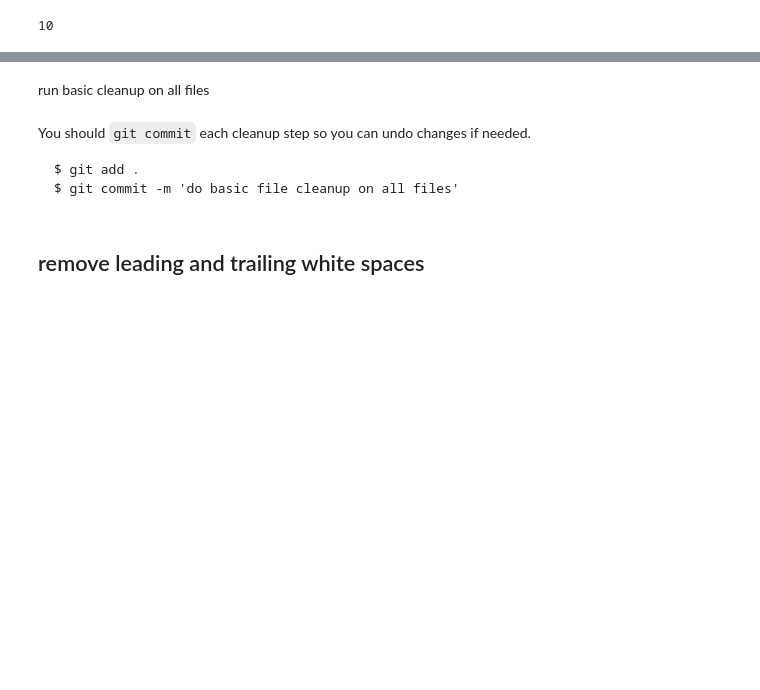
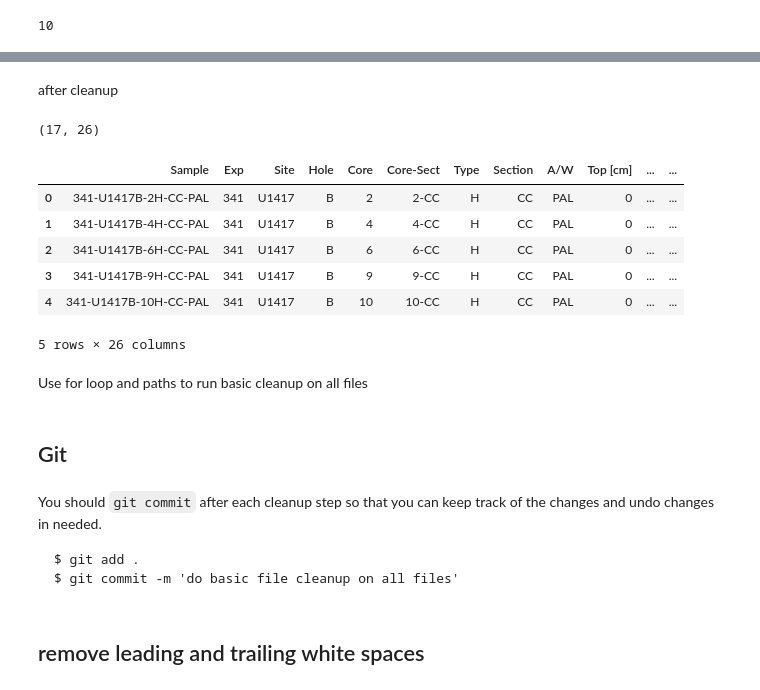
Before and after one commit to throughput-ec/ec_workshops_py, a Jupyter notebook: data_cleaning/notebooks/1_data_cleaning.ipynb, the cells around one changed output, grey strips where cells are left out. Saved outputs shown, nothing was run; the diff lists cells and outputs as text; code cells hidden in the pictures; blank space fills up the shorter version.

````diff
--- a/data_cleaning/notebooks/1_data_cleaning.ipynb
+++ b/data_cleaning/notebooks/1_data_cleaning.ipynb
@@ -86,4 +133,21 @@ Use pandas functions do some basic file cleanup.
+# %% [markdown]
+after cleanup
+# %%
+df.dropna(axis='columns', how='all', inplace=True)
+df.dropna(axis='index', how='all', inplace=True)
+df.drop_duplicates(inplace=True)
+
+print_df(df)
+# %% [output]
+(17, 26)
+|  | Sample | Exp | Site | Hole | Core | Core-Sect | Type | Section | A/W | Top [cm] | ... | ... |
+| 0 | 341-U1417B-2H-CC-PAL | 341 | U1417 | B | 2 | 2-CC | H | CC | PAL | 0 | ... | ... |
+| 1 | 341-U1417B-4H-CC-PAL | 341 | U1417 | B | 4 | 4-CC | H | CC | PAL | 0 | ... | ... |
+| 2 | 341-U1417B-6H-CC-PAL | 341 | U1417 | B | 6 | 6-CC | H | CC | PAL | 0 | ... | ... |
+| 3 | 341-U1417B-9H-CC-PAL | 341 | U1417 | B | 9 | 9-CC | H | CC | PAL | 0 | ... | ... |
+| 4 | 341-U1417B-10H-CC-PAL | 341 | U1417 | B | 10 | 10-CC | H | CC | PAL | 0 | ... | ... |
+5 rows × 26 columns
 # %% [markdown]
-run basic cleanup on all files
+Use for loop and paths to run basic cleanup on all files
 # %%
 for path in paths:
@@ -96,7 +159,9 @@ for path in paths:
 
     df.to_csv(path, index=False)
+# %% [markdown]
+## Git
 # %% [markdown]
-You should `git commit` each cleanup step so you can undo changes if needed.
+You should `git commit` after each cleanup step so that you can keep track of the changes and undo changes in needed.
 
 ```
 $ git add .
````
Also changed, not shown: parts of 39 cells of this notebook.
